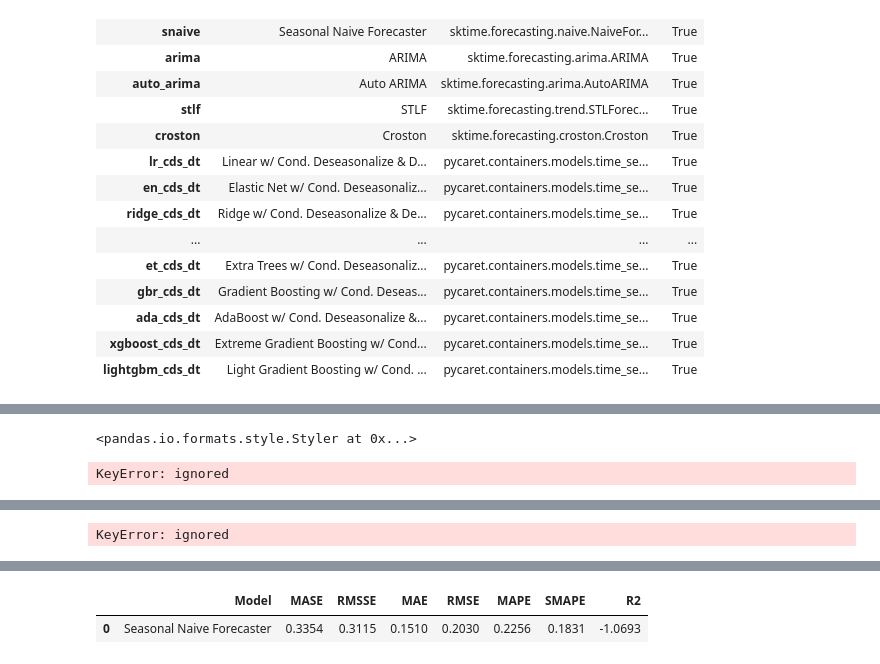
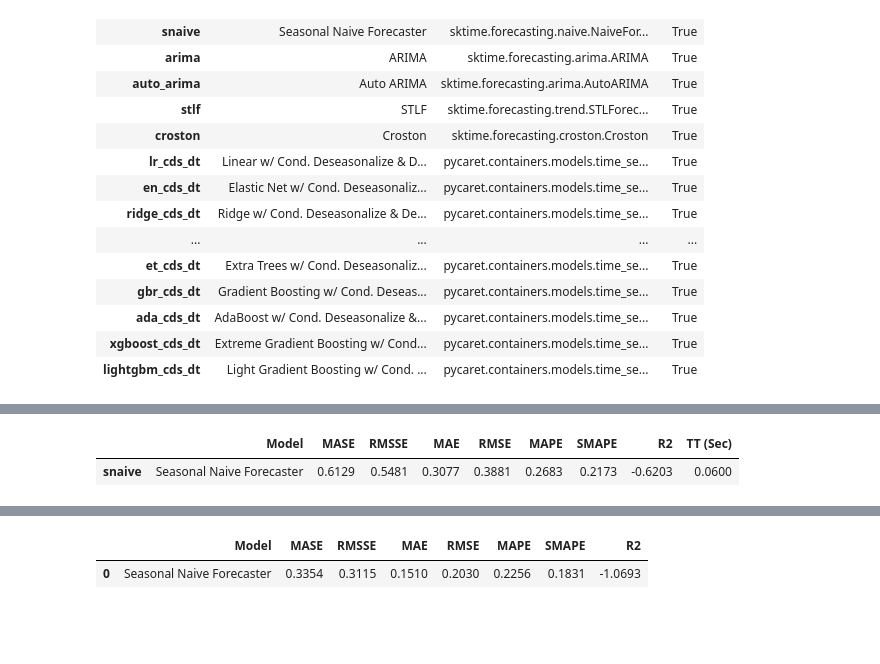
Before and after one commit to bright-arparwut/Hackathon-Online-Cryptocurrency-Prediction, a Jupyter notebook: Hackathon_Online_Cryptocurrency_Prediction.ipynb, the cells around one changed output, grey strips where cells are left out. Cells and saved outputs as stored; diff of their text form; code cells hidden in the pictures; blank space fills up the shorter version.

```diff
--- a/Hackathon_Online_Cryptocurrency_Prediction.ipynb
+++ b/Hackathon_Online_Cryptocurrency_Prediction.ipynb
@@ -183,9 +183,9 @@ models()
 | lightgbm_cds_dt | Light Gradient Boosting w/ Cond. ... | pycaret.containers.models.time_se... | True |
 # %%
 # compare baseline models
-best = compare_models(include = ['snaive','snaive'])
+best = compare_models(include = ['arima','snaive'])
 # %% [output]
 [interactive output not drawn]
-<pandas.io.formats.style.Styler at 0x...>
-KeyError: ignored
+|  | Model | MASE | RMSSE | MAE | RMSE | MAPE | SMAPE | R2 | TT (Sec) |
+| snaive | Seasonal Naive Forecaster | 0.6129 | 0.5481 | 0.3077 | 0.3881 | 0.2683 | 0.2173 | -0.6203 | 0.0600 |
 [interactive output not drawn]
@@ -193,4 +192,3 @@ KeyError: ignored
-KeyError: ignored
 # %%
 # plot forecast for 952 days in future
 plot_model(best, plot = 'forecast', data_kwargs = {'fh' : 1317})
```
Also changed, not shown: parts of 1 cell of this notebook.
